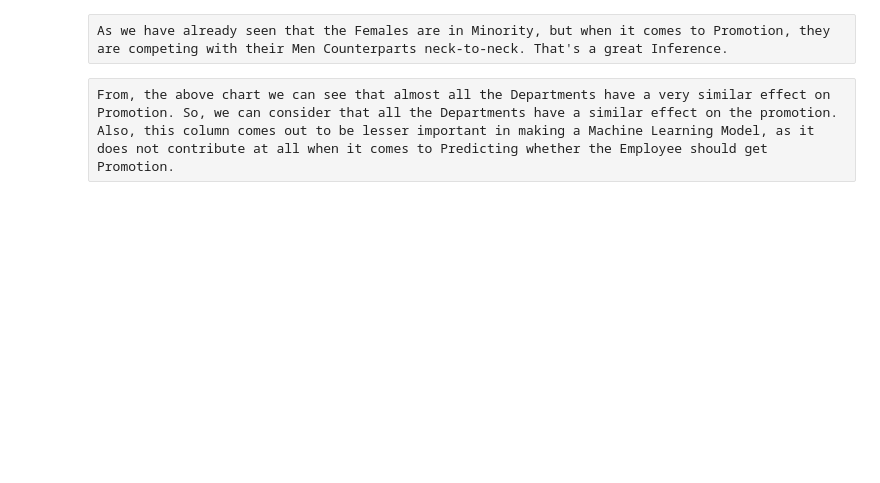
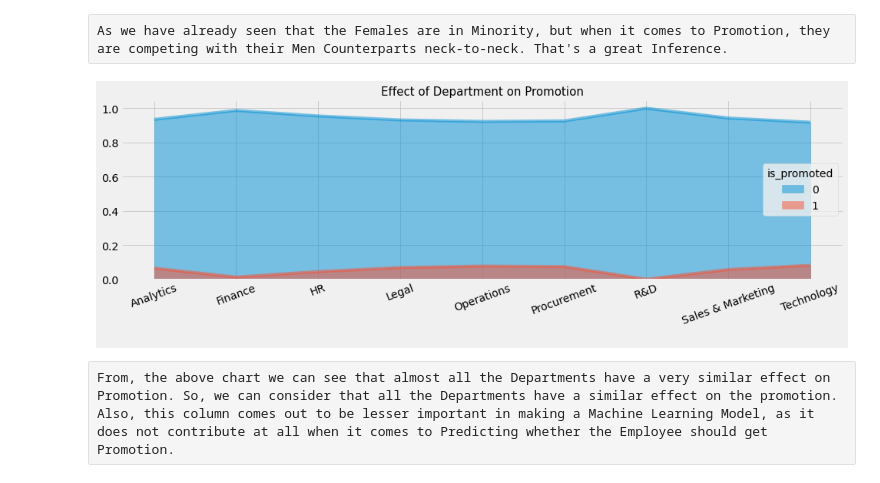
Before and after one commit to Nazhan99/ML_Model_Notes, a Jupyter notebook: Real World Applications/Employee Promotion Prediction - Full Material/Final Solution.ipynb, the cells around one changed output. Cells and saved outputs as stored; diff of their text form; code cells hidden in the pictures; blank space fills up the shorter version.

```diff
--- a/Real World Applications/Employee Promotion Prediction - Full Material/Final Solution.ipynb
+++ b/Real World Applications/Employee Promotion Prediction - Full Material/Final Solution.ipynb
@@ -591,14 +593,16 @@ As we have already seen that the Females are in Minority, but when it comes to P
 # %%
 # lets compare the effect of different Departments and Promotion
 
 plt.rcParams['figure.figsize'] = (15,4)
 x = pd.crosstab(train['department'], train['is_promoted'])
 colors = plt.cm.copper(np.linspace(0, 1, 3))
-x.div(x.sum(1).astype(float), axis = 0).plot(kind = 'area', stacked = False, colors = colors)
+x.div(x.sum(1).astype(float), axis = 0).plot(kind = 'area', stacked = False)
 plt.title('Effect of Department on Promotion', fontsize = 15)
 plt.xticks(rotation = 20)
 plt.xlabel(' ')
 plt.show()
+# %% [output]
+[figure, added]
 # %% [raw]
 From, the above chart we can see that almost all the Departments have a very similar effect on Promotion. So, we can consider that all the Departments have a similar effect on the promotion. Also, this column comes out to be lesser important in making a Machine Learning Model, as it does not contribute at all when it comes to Predicting whether the Employee should get Promotion.
 # %%
```
Also changed, not shown: parts of 28 cells of this notebook.
